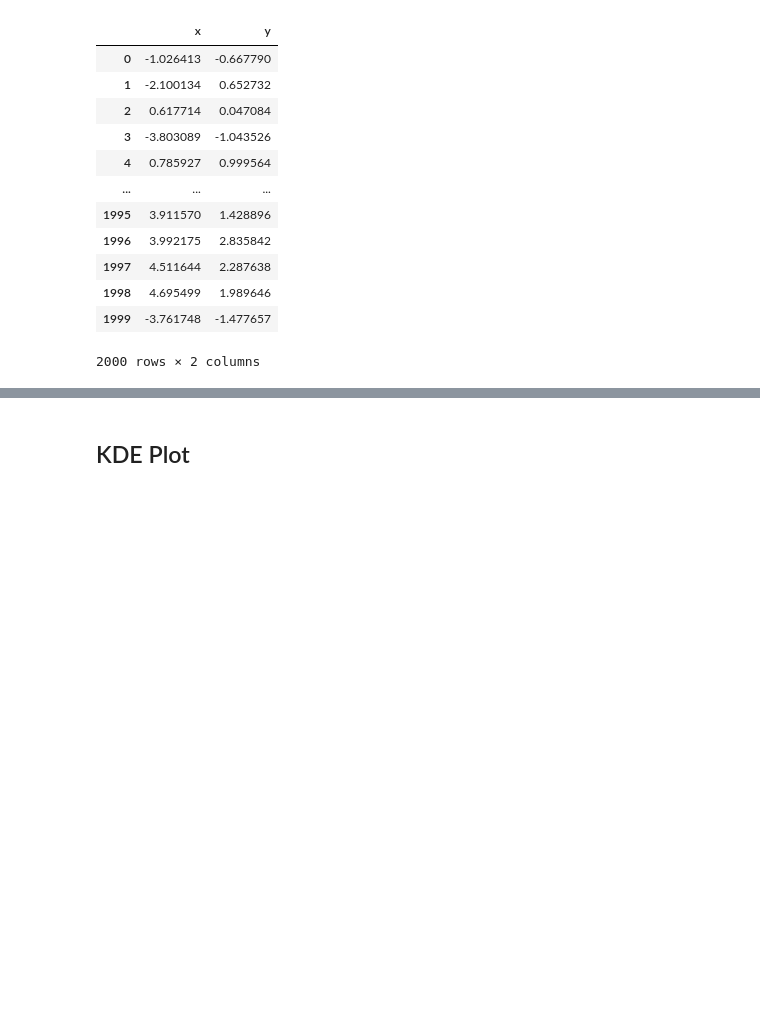
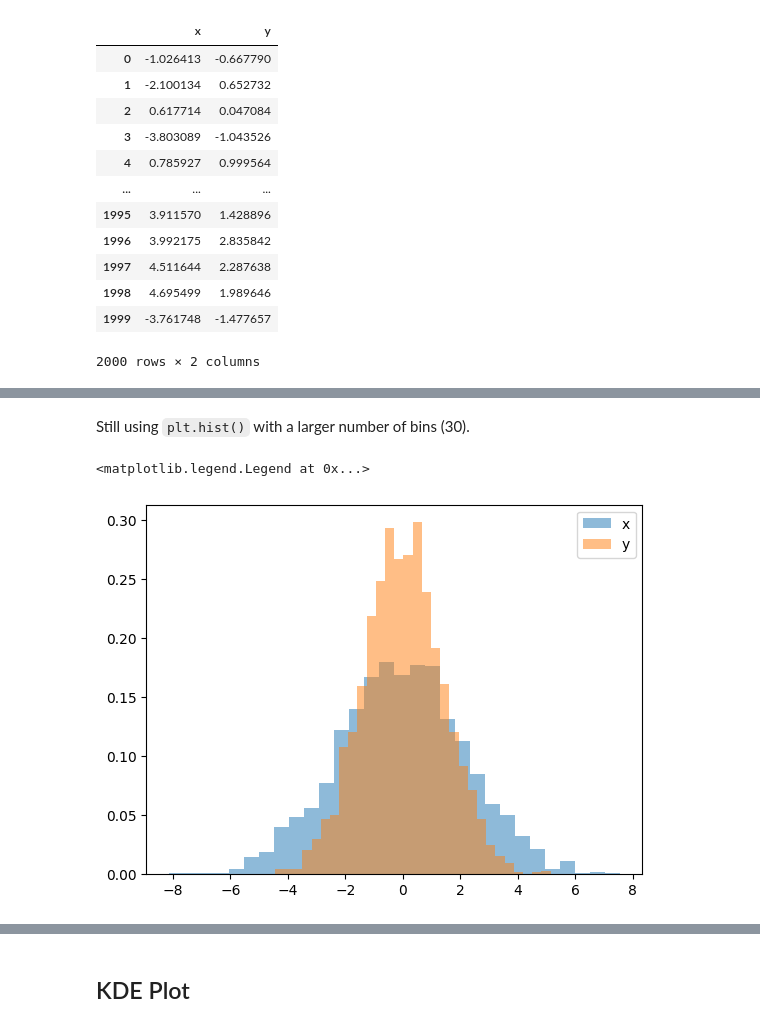
Before and after one commit to tychen742/thinkdsm, a Jupyter notebook: chapters/06-visualization/0606-vis-sns-intro.ipynb, the cells around one changed output, grey strips where cells are left out. Drawn from its saved outputs; the diff is of its cells as text; code cells hidden in the pictures; blank space fills up the shorter version.

```diff
--- a/chapters/06-visualization/0606-vis-sns-intro.ipynb
+++ b/chapters/06-visualization/0606-vis-sns-intro.ipynb
@@ -157,0 +169,9 @@ data
+# %% [markdown]
+Still using `plt.hist()` with a larger number of bins (30).
+# %%
+for col in 'xy':
+    plt.hist(data[col], density=True, alpha=0.5, bins=30, label=col)
+plt.legend()
+# %% [output]
+<matplotlib.legend.Legend at 0x...>
+[figure, added]
```
Also changed, not shown: parts of 32 cells of this notebook.
